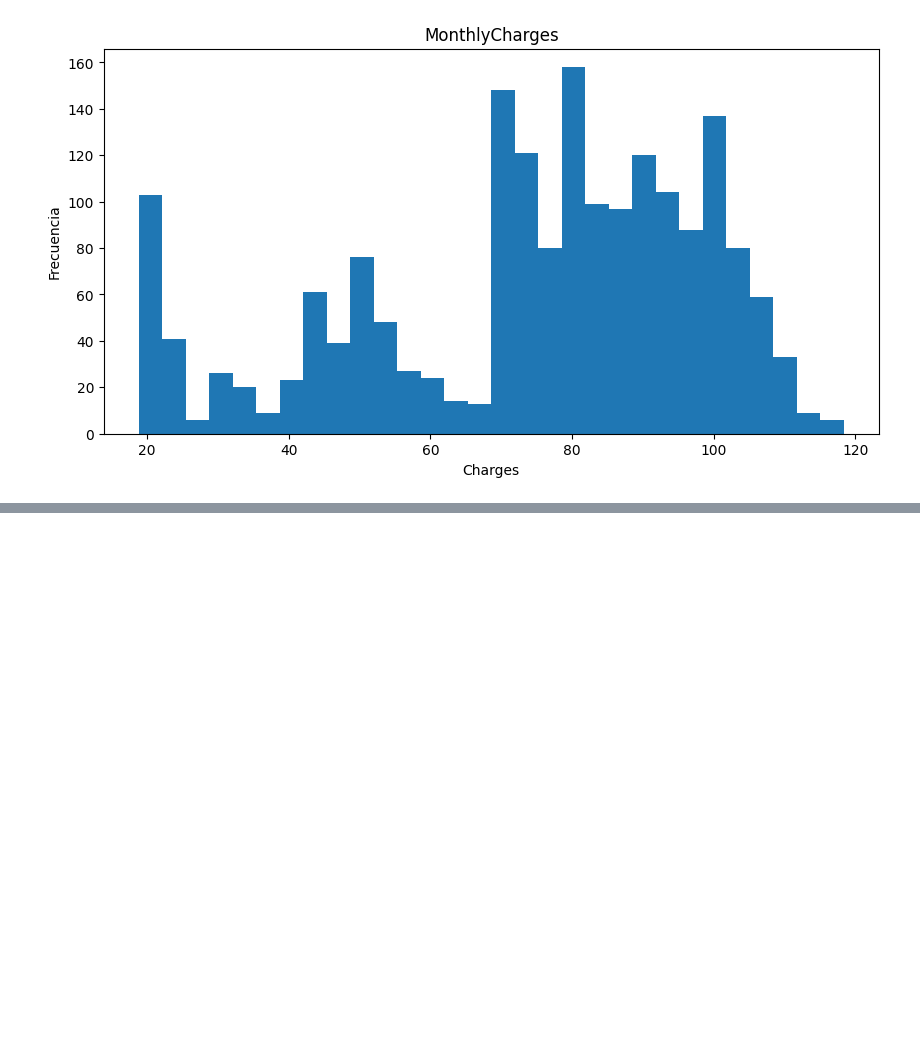
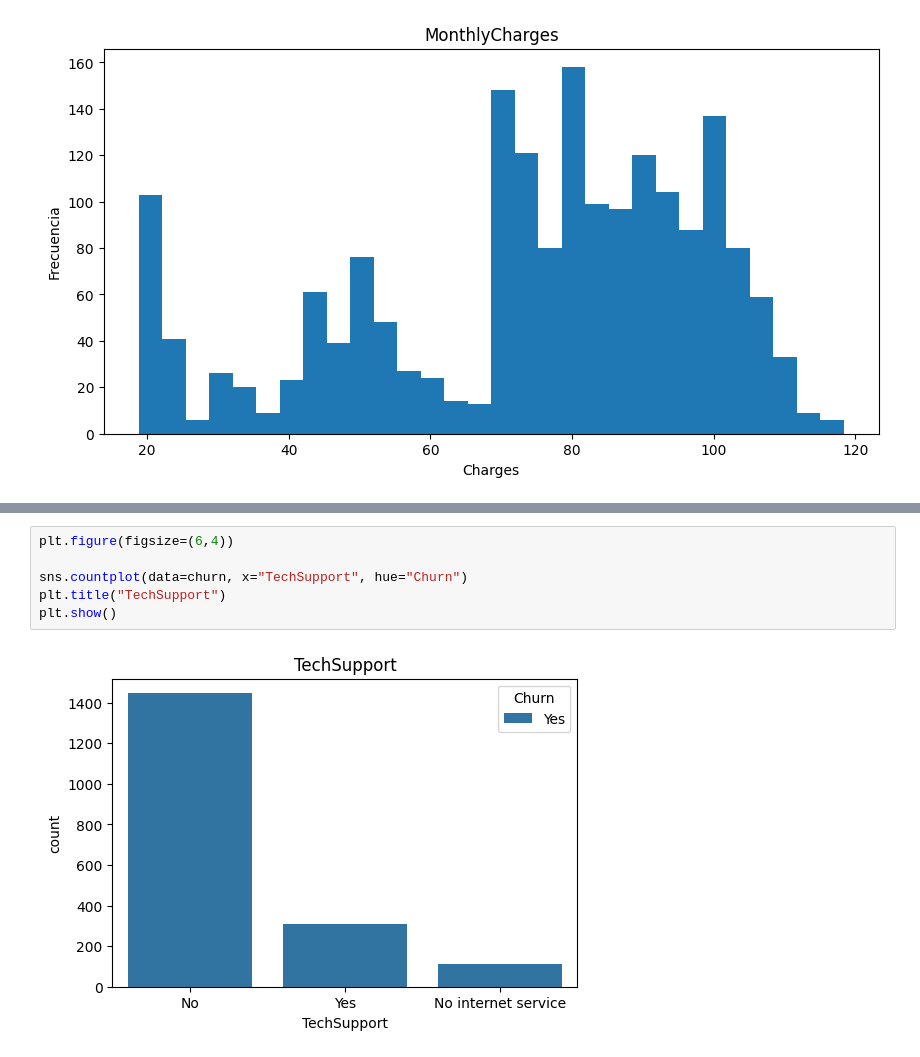
Before and after one commit to HugoCD20/churn-prediction, a Jupyter notebook: notebooks/eda.ipynb, the cells around one changed output, grey strips where cells are left out. Saved outputs shown, nothing was run; the diff lists cells and outputs as text; blank space fills up the shorter version.

```diff
--- a/notebooks/eda.ipynb
+++ b/notebooks/eda.ipynb
@@ -108,0 +127,8 @@ plt.show()
+# %%
+plt.figure(figsize=(6,4))
+
+sns.countplot(data=churn, x="TechSupport", hue="Churn")
+plt.title("TechSupport")
+plt.show()
+# %% [output]
+[figure, added]
```
Also changed, not shown: parts of 4 cells of this notebook, 1 other file.
